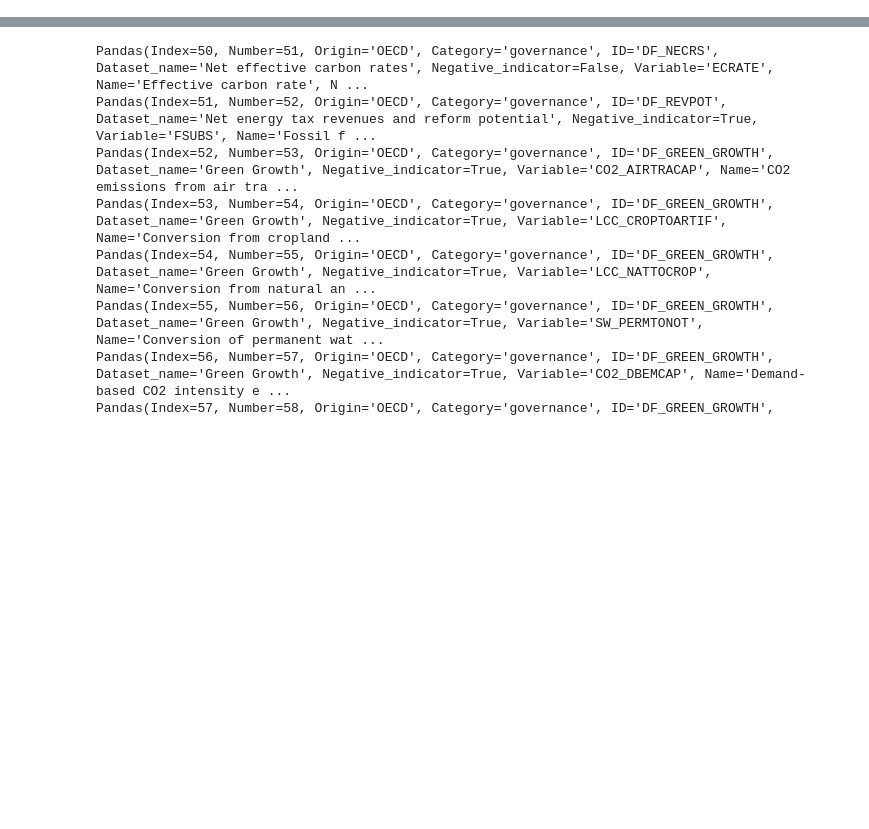
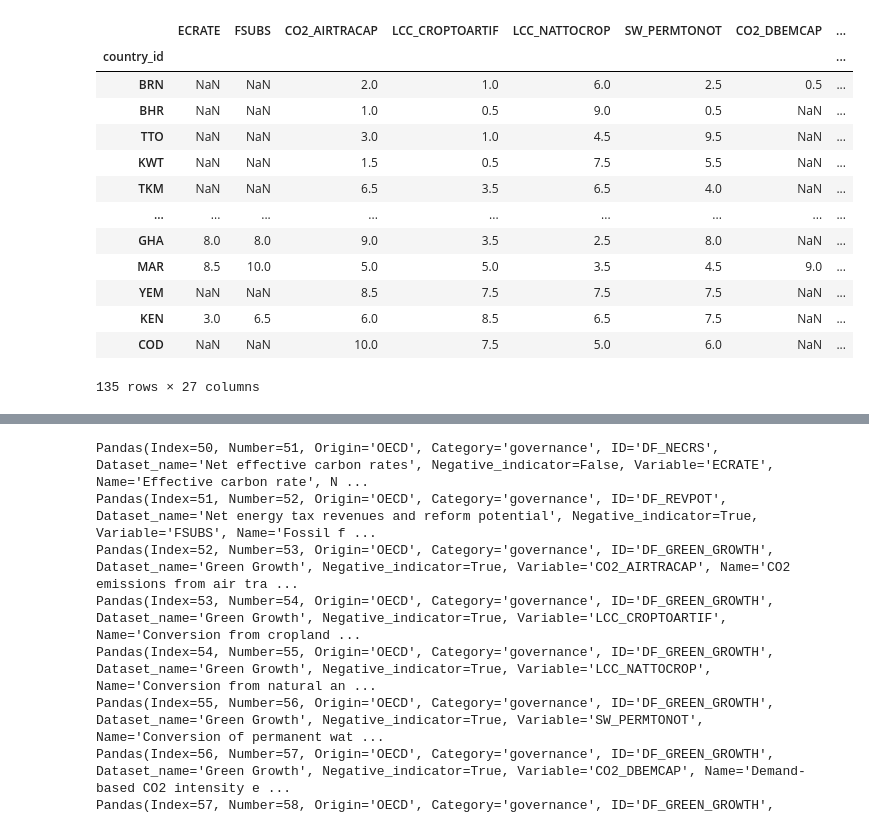
Before and after one commit to rodrigoms95/UNESCO_climate, a Jupyter notebook: code/quantile.ipynb, the cells around one changed output, grey strips where cells are left out. Saved outputs shown, nothing was run; the diff lists cells and outputs as text; code cells hidden in the pictures; blank space fills up the shorter version.

```diff
--- a/code/quantile.ipynb
+++ b/code/quantile.ipynb
@@ -159,0 +246,17 @@ data_q_g
+# %%
+data_q_g[ data_q_g["Count"] > 11 ]
+# %% [output]
+|  | ECRATE | FSUBS | CO2_AIRTRACAP | LCC_CROPTOARTIF | LCC_NATTOCROP | SW_PERMTONOT | CO2_DBEMCAP | ... |
+| country_id |  |  |  |  |  |  |  | ... |
+| BRN | NaN | NaN | 2.0 | 1.0 | 6.0 | 2.5 | 0.5 | ... |
+| BHR | NaN | NaN | 1.0 | 0.5 | 9.0 | 0.5 | NaN | ... |
+| TTO | NaN | NaN | 3.0 | 1.0 | 4.5 | 9.5 | NaN | ... |
+| KWT | NaN | NaN | 1.5 | 0.5 | 7.5 | 5.5 | NaN | ... |
+| TKM | NaN | NaN | 6.5 | 3.5 | 6.5 | 4.0 | NaN | ... |
+| ... | ... | ... | ... | ... | ... | ... | ... | ... |
+| GHA | 8.0 | 8.0 | 9.0 | 3.5 | 2.5 | 8.0 | NaN | ... |
+| MAR | 8.5 | 10.0 | 5.0 | 5.0 | 3.5 | 4.5 | 9.0 | ... |
+| YEM | NaN | NaN | 8.5 | 7.5 | 7.5 | 7.5 | NaN | ... |
+| KEN | 3.0 | 6.5 | 6.0 | 8.5 | 6.5 | 7.5 | NaN | ... |
+| COD | NaN | NaN | 10.0 | 7.5 | 5.0 | 6.0 | NaN | ... |
+135 rows × 27 columns
```
Also changed, not shown: parts of 8 cells of this notebook, 1 other file.
